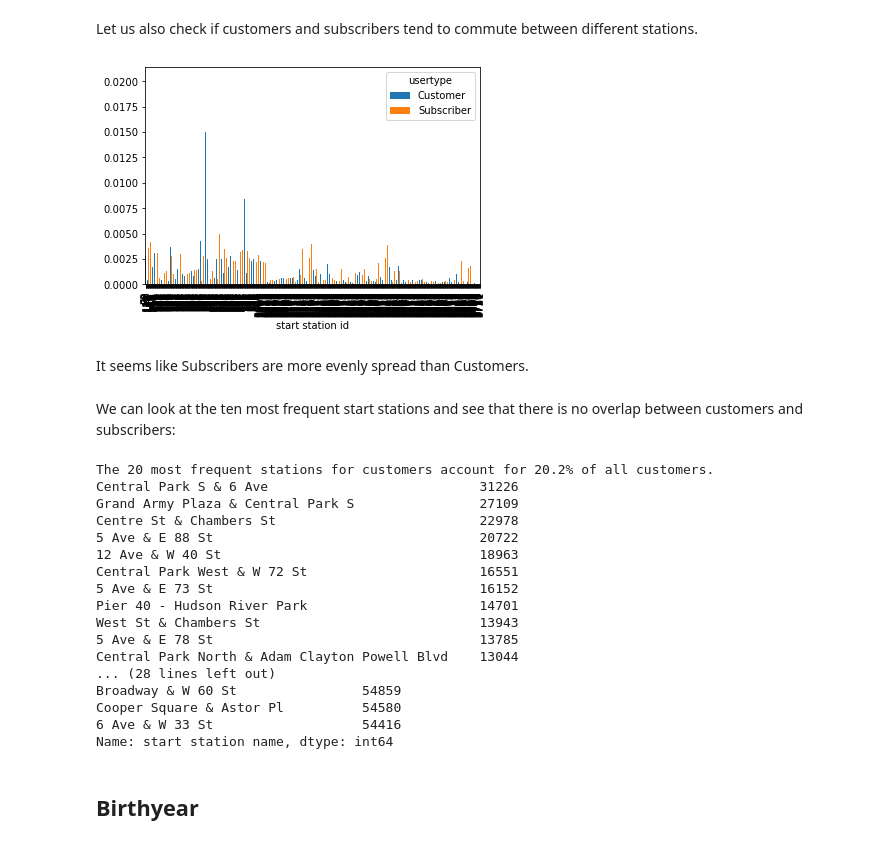
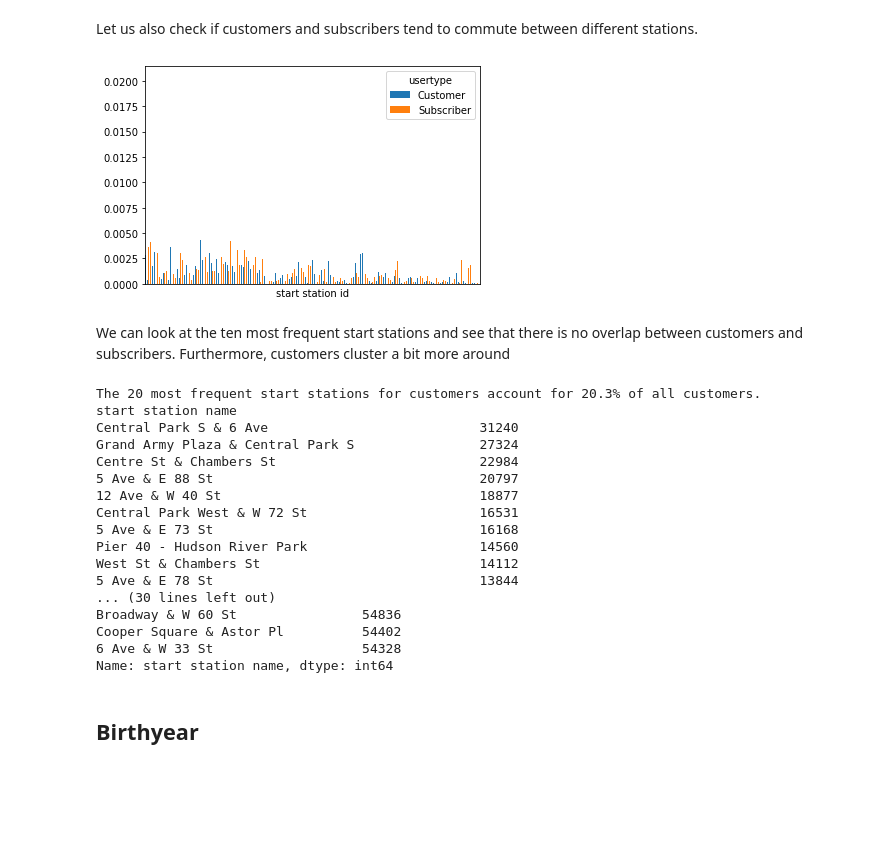
Before and after one commit to TWagner2/AXAChallenge, a Jupyter notebook: Analysis.ipynb, the cells around one changed output. Drawn from its saved outputs; the diff is of its cells as text; code cells hidden in the pictures; blank space fills up the shorter version.

```diff
--- a/Analysis.ipynb
+++ b/Analysis.ipynb
@@ -9,5 +9,5 @@ from Utils import load_data, print_memory_usage
 # %%
-data_train = load_data("Data/Train.csv")
+data_train = pd.read_parquet("Data/Train.parquet")
 print_memory_usage(data_train)
 data_train.dtypes
 # %% [output]
@@ -127,42 +126,42 @@ Let us also check if customers and subscribers tend to commute between different
 # %%
 #First, lets just look at the start station
 grouped = data_train.groupby(["usertype","start station id"]).size()
 grouped = grouped / grouped.groupby(level="usertype").sum() #Normalize over start station ids
 grouped_plot = grouped.unstack().transpose()
 ax = grouped_plot.plot.bar(by="usertype")
+ax.get_xaxis().set_ticks([]);
 #ax.set_ylabel("Proportion of Trips from this Station");
 # %% [output]
-[figure, old version]
+[figure, new version]
-# %% [markdown]
-It seems like Subscribers are more evenly spread than Customers.
 # %% [markdown]
-We can look at the ten most frequent start stations and see that there is no overlap between customers and subscribers:
+We can look at the ten most frequent start stations and see that there is no overlap between customers and subscribers.
+Furthermore, customers cluster a bit more around
 # %%
 k=20
 grouped = data_train.groupby("usertype")["start station name"].value_counts()
 fraction = grouped["Customer"][0:k].sum() / grouped["Customer"].sum()
-print(f"The {k} most frequent stations for customers account for {fraction:.1%} of all customers.")
+print(f"The {k} most frequent start stations for customers account for {fraction:.1%} of all customers.")
 print(grouped["Customer"][0:k])
 fraction = grouped["Subscriber"][0:k].sum() / grouped["Subscriber"].sum()
-print(f"The {k} most frequent stations for account for {fraction:.1%} of all subscribers.")
+print(f"The {k} most frequent start stations for subscribers account for {fraction:.1%} of all subscribers.")
 print(grouped["Subscriber"][0:k])
 # %% [output]
-The 20 most frequent stations for customers account for 20.2% of all customers.
-Central Park S & 6 Ave                           31226
-Grand Army Plaza & Central Park S                27109
-Centre St & Chambers St                          22978
-5 Ave & E 88 St                                  20722
-12 Ave & W 40 St                                 18963
-Central Park West & W 72 St                      16551
-5 Ave & E 73 St                                  16152
-Pier 40 - Hudson River Park                      14701
-West St & Chambers St                            13943
-5 Ave & E 78 St                                  13785
-Central Park North & Adam Clayton Powell Blvd    13044
-... (28 lines left out)
-Broadway & W 60 St                54859
-Cooper Square & Astor Pl          54580
-6 Ave & W 33 St                   54416
+The 20 most frequent start stations for customers account for 20.3% of all customers.
+start station name
+Central Park S & 6 Ave                           31240
+Grand Army Plaza & Central Park S                27324
+Centre St & Chambers St                          22984
+5 Ave & E 88 St                                  20797
+12 Ave & W 40 St                                 18877
+Central Park West & W 72 St                      16531
+5 Ave & E 73 St                                  16168
+Pier 40 - Hudson River Park                      14560
+West St & Chambers St                            14112
+5 Ave & E 78 St                                  13844
+... (30 lines left out)
+Broadway & W 60 St                54836
+Cooper Square & Astor Pl          54402
+6 Ave & W 33 St                   54328
 Name: start station name, dtype: int64
 # %% [markdown]
 ## Birthyear
```
Also changed, not shown: parts of 8 cells of this notebook, 2 other files.
